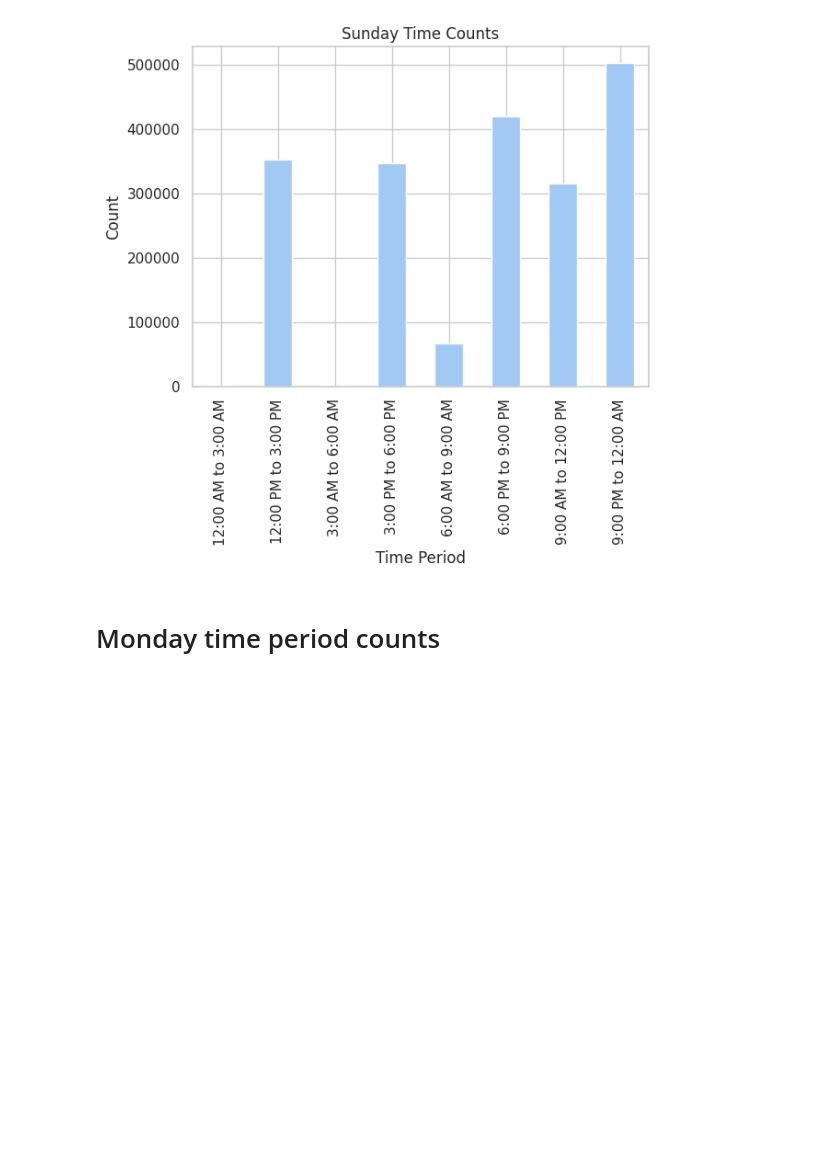
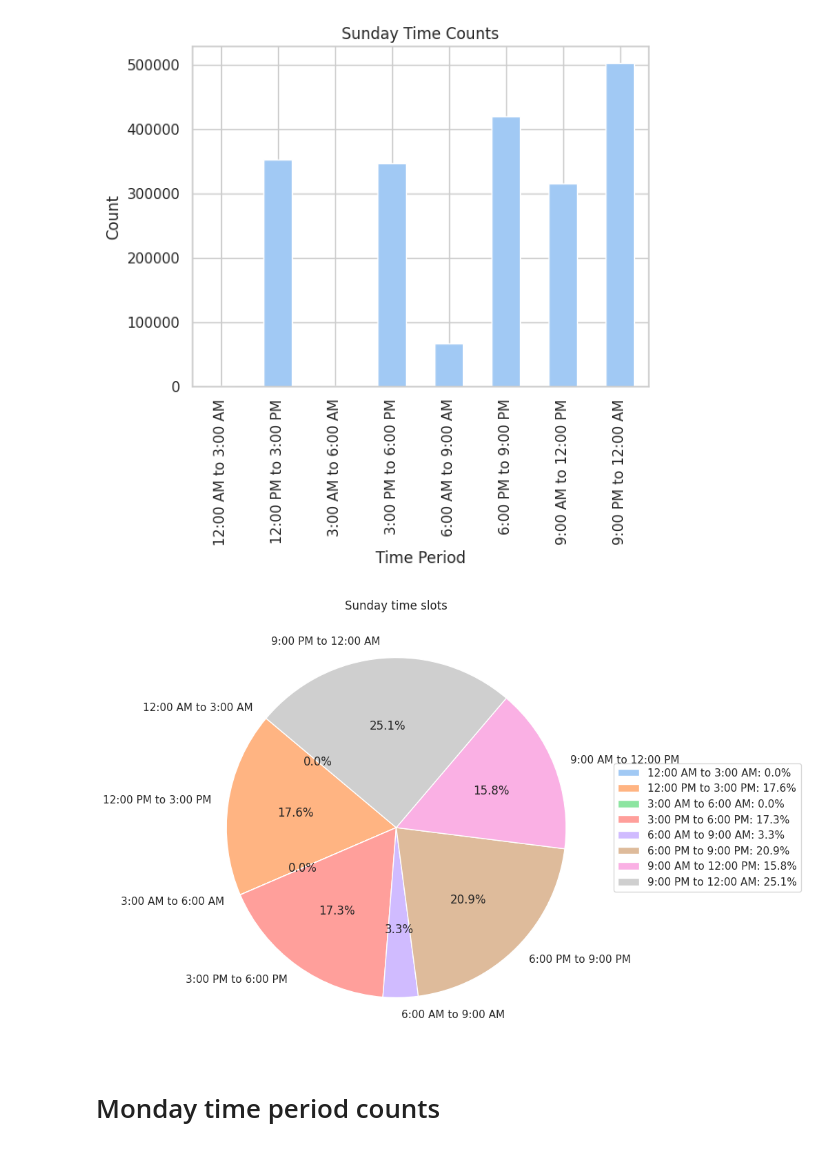
Before and after one commit to shrivatsashetty/Projects, a Jupyter notebook: Synamedia_Project.ipynb, the cells around one changed output. Cells and saved outputs as stored; diff of their text form; code cells hidden in the pictures; blank space fills up the shorter version.

```diff
--- a/Synamedia_Project.ipynb
+++ b/Synamedia_Project.ipynb
@@ -1090,6 +1090,40 @@ plt.xticks(rotation=90)
 plt.show()
 # %% [output]
 [figure]
+# %%
+import matplotlib.pyplot as plt
+
+# Given dictionary
+data = {
+    '12:00 AM to 3:00 AM': 0.010738252351926993,
+    '12:00 PM to 3:00 PM': 17.563036038573802,
+    '3:00 AM to 6:00 AM': 0.009239891558634854,
+    '3:00 PM to 6:00 PM': 17.273203115791326,
+    '6:00 AM to 9:00 AM': 3.333852765075008,
+    '6:00 PM to 9:00 PM': 20.932100282291174,
+    '9:00 AM to 12:00 PM': 15.769198496844453,
+    '9:00 PM to 12:00 AM': 25.108631157513678
+}
+
+# Extract labels and percentages
+labels = data.keys()
+percentages = data.values()
+
+# Create a pie chart using Matplotlib
+plt.figure(figsize=(8, 8))
+plt.pie(percentages, labels=labels, autopct='%1.1f%%', startangle=140)
+
+# Add a title
+plt.title("Sunday time slots")
+
+# Create a legend with labels and percentages
+legend_labels = [f'{label}: {percentage:.1f}%' for label, percentage in data.items()]
+plt.legend(legend_labels, loc='center left', bbox_to_anchor=(1, 0, 0.5, 1))
+
+# Display the plot
+plt.show()
+# %% [output]
+[figure, added]
 # %% [markdown]
 # Monday time period counts
 # %%
```
Also changed, not shown: parts of 1 cell of this notebook.
